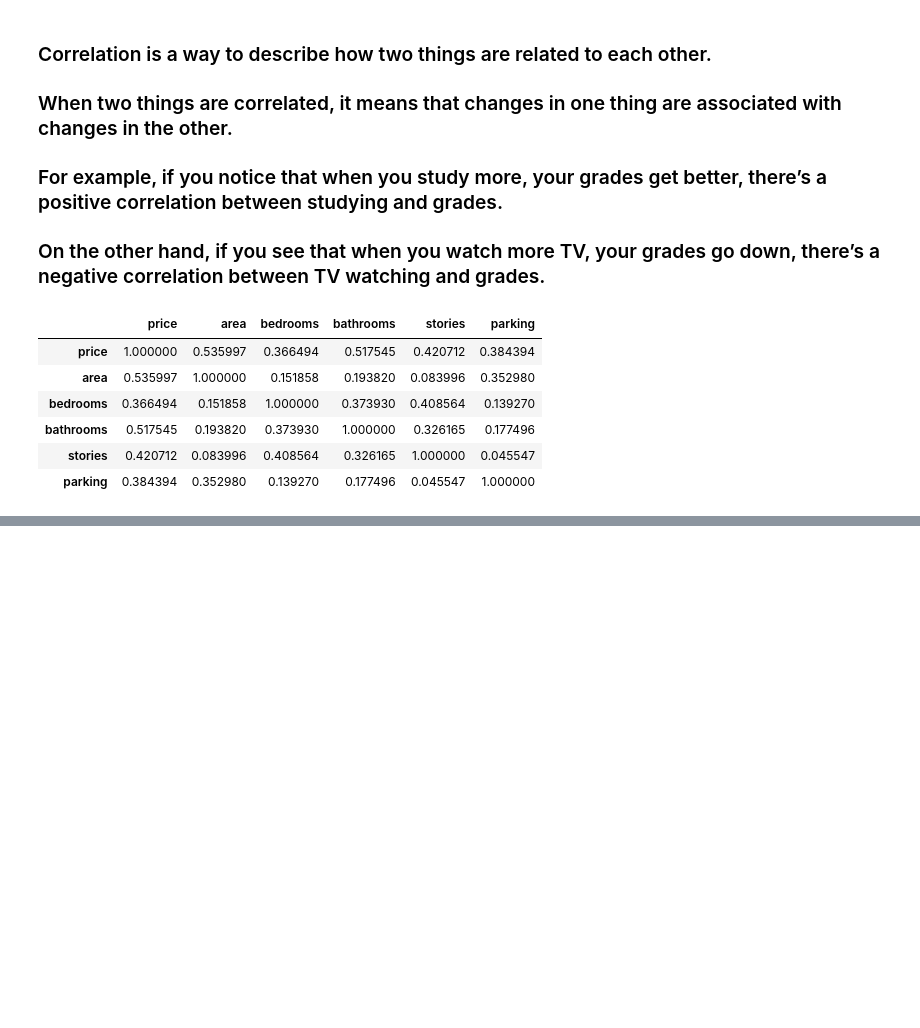
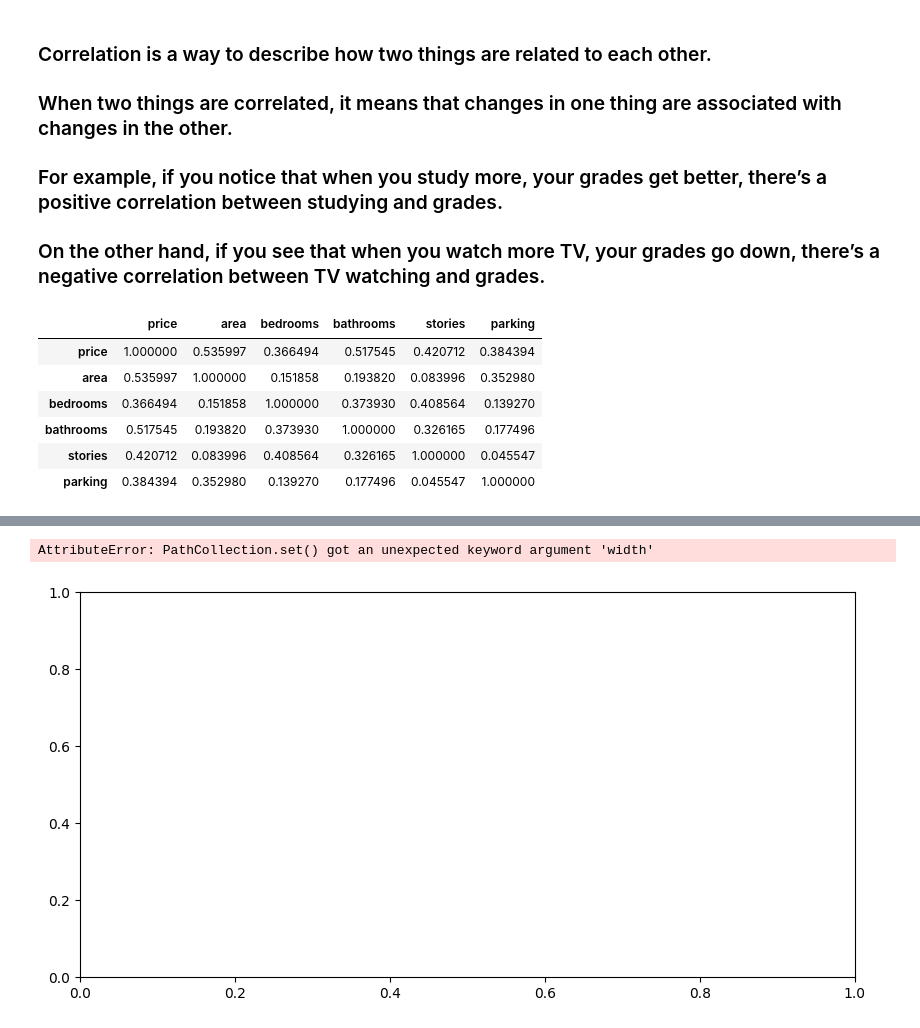
Before and after one commit to mhs10031990/INS_CLAIMS_RESERVE_Repo, a Jupyter notebook: Demo_Notebook.ipynb, the cells around one changed output, grey strips where cells are left out. Cells and saved outputs as stored; diff of their text form; code cells hidden in the pictures; blank space fills up the shorter version.

```diff
--- a/Demo_Notebook.ipynb
+++ b/Demo_Notebook.ipynb
@@ -204,0 +205,9 @@ KeyError: 'prices'
+# %%
+fig = plt.figure(figsize = (10, 5))
+
+# creating the bar plot
+plt.scatter(df['area'], df['price'], color ='maroon',
+        width = 0.4)
+# %% [output]
+AttributeError: PathCollection.set() got an unexpected keyword argument 'width'
+[figure, added]
```
Also changed, not shown: parts of 1 cell of this notebook.
